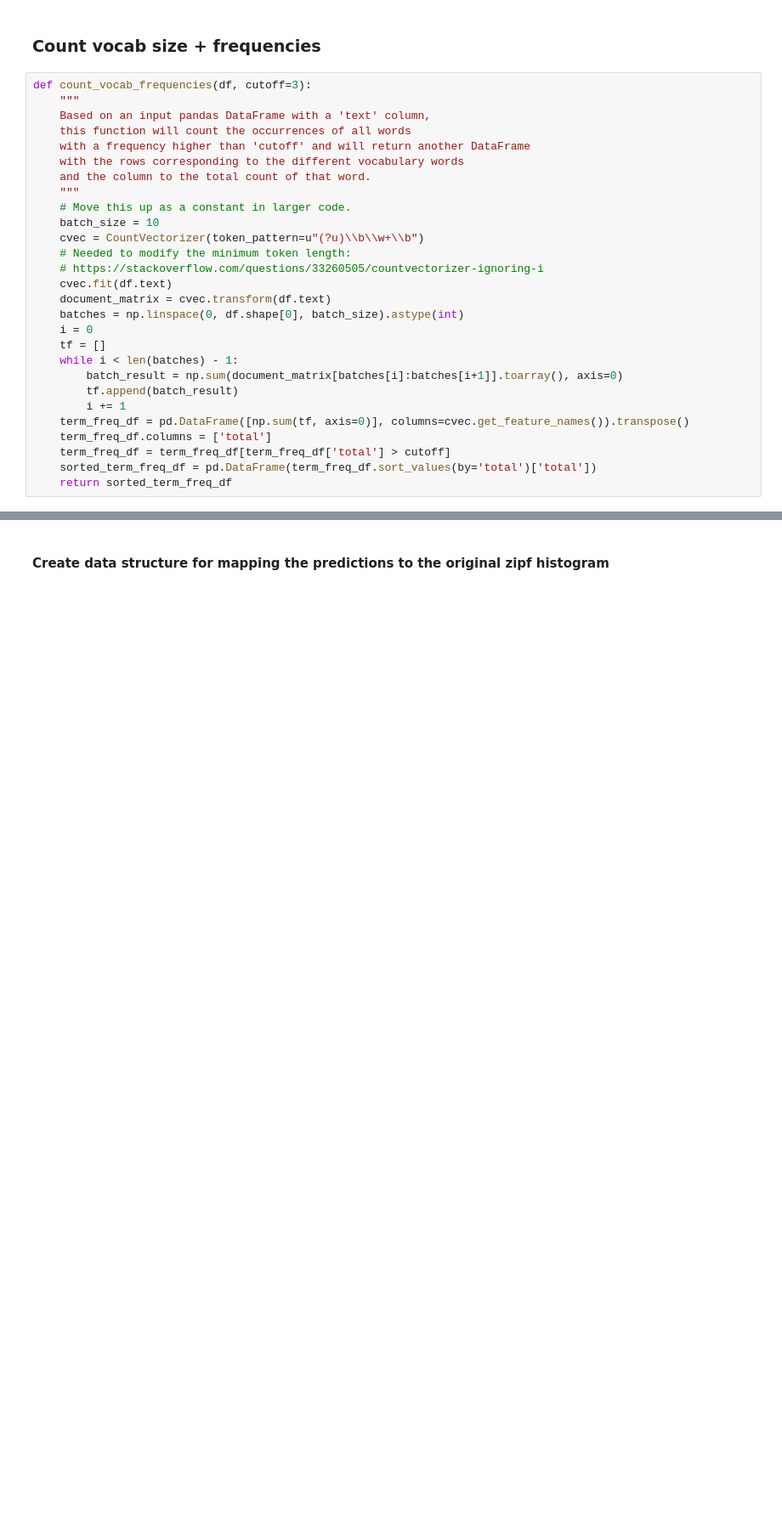
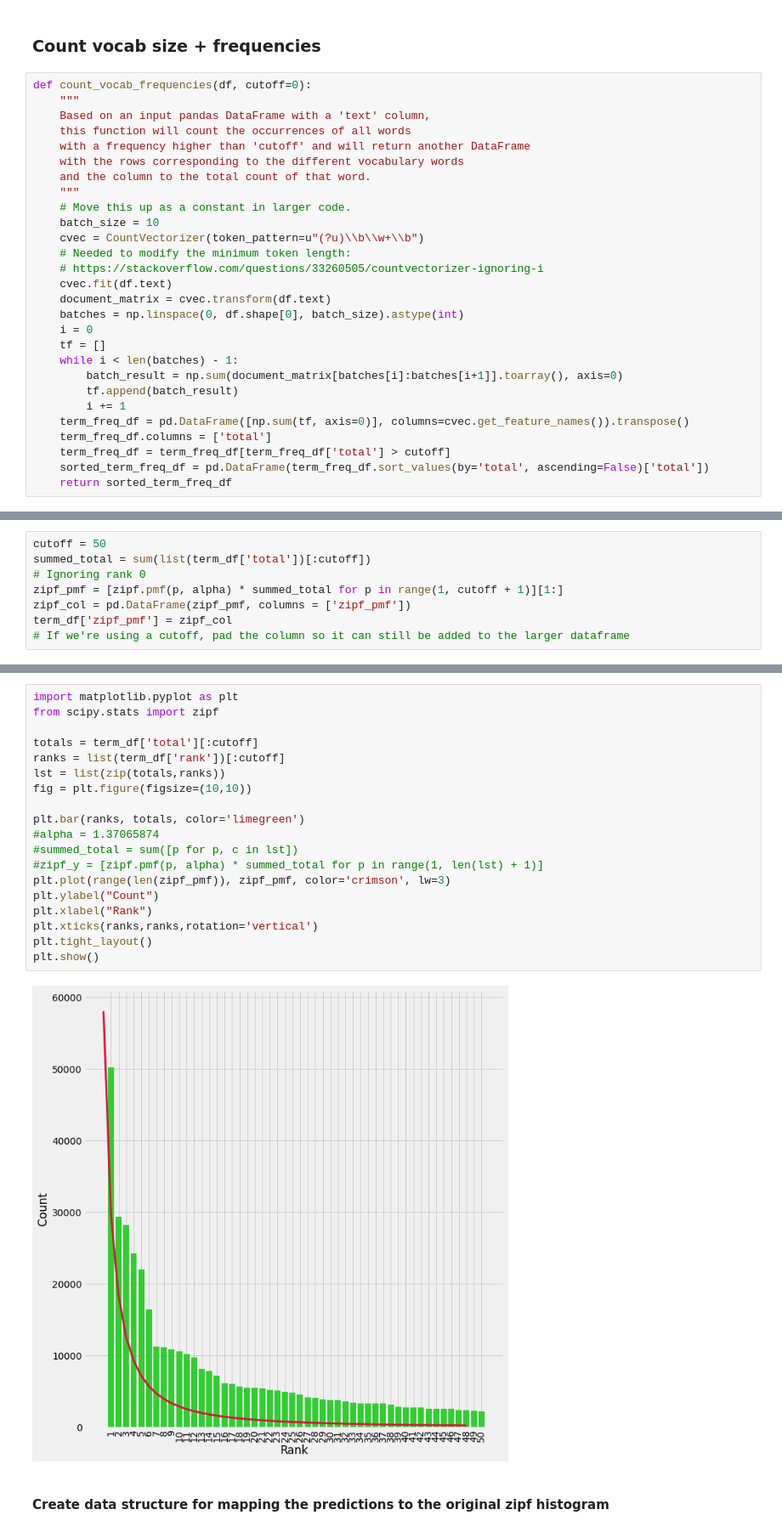
Before and after one commit to huggingface/data-measurements-tool, a Jupyter notebook: notebooks/Zipfs-Powerlaw.ipynb, the cells around one changed output, grey strips where cells are left out. Shown: that part at 85% size. Cells and saved outputs as stored; diff of their text form; blank space fills up the shorter version.

```diff
--- a/notebooks/Zipfs-Powerlaw.ipynb
+++ b/notebooks/Zipfs-Powerlaw.ipynb
@@ -70,7 +70,7 @@ np.sum(df.isnull().any(axis=1))
 # %% [markdown]
 ### Count vocab size + frequencies
 # %%
-def count_vocab_frequencies(df, cutoff=3):
+def count_vocab_frequencies(df, cutoff=0):
     """
     Based on an input pandas DataFrame with a 'text' column,
     this function will count the occurrences of all words
@@ -95,7 +95,7 @@ def count_vocab_frequencies(df, cutoff=3):
     term_freq_df = pd.DataFrame([np.sum(tf, axis=0)], columns=cvec.get_feature_names()).transpose()
     term_freq_df.columns = ['total']
     term_freq_df = term_freq_df[term_freq_df['total'] > cutoff]
-    sorted_term_freq_df = pd.DataFrame(term_freq_df.sort_values(by='total')['total'])
+    sorted_term_freq_df = pd.DataFrame(term_freq_df.sort_values(by='total', ascending=False)['total'])
     return sorted_term_freq_df
 # %%
 term_df = count_vocab_frequencies(df)
@@ -246,0 +219,8 @@ for i, j in sorted(predicted_per_rank.items()):
+# %%
+cutoff = 50
+summed_total = sum(list(term_df['total'])[:cutoff])
+# Ignoring rank 0
+zipf_pmf = [zipf.pmf(p, alpha) * summed_total for p in range(1, cutoff + 1)][1:]
+zipf_col = pd.DataFrame(zipf_pmf, columns = ['zipf_pmf'])
+term_df['zipf_pmf'] = zipf_col
+# If we're using a cutoff, pad the column so it can still be added to the larger dataframe
@@ -247,2 +229,23 @@ for i, j in sorted(predicted_per_rank.items()):
+# %%
+import matplotlib.pyplot as plt
+from scipy.stats import zipf
+
+totals = term_df['total'][:cutoff]
+ranks = list(term_df['rank'])[:cutoff]
+lst = list(zip(totals,ranks))
+fig = plt.figure(figsize=(10,10))
+
+plt.bar(ranks, totals, color='limegreen')
+#alpha = 1.37065874
+#summed_total = sum([p for p, c in lst])
+#zipf_y = [zipf.pmf(p, alpha) * summed_total for p in range(1, len(lst) + 1)]
+plt.plot(range(len(zipf_pmf)), zipf_pmf, color='crimson', lw=3)
+plt.ylabel("Count")
+plt.xlabel("Rank")
+plt.xticks(ranks,ranks,rotation='vertical')
+plt.tight_layout()
+plt.show()
+# %% [output]
+[figure, added]
 # %% [markdown]
 #### Create data structure for mapping the predictions to the original zipf histogram
```
Also changed, not shown: parts of 15 cells of this notebook.
